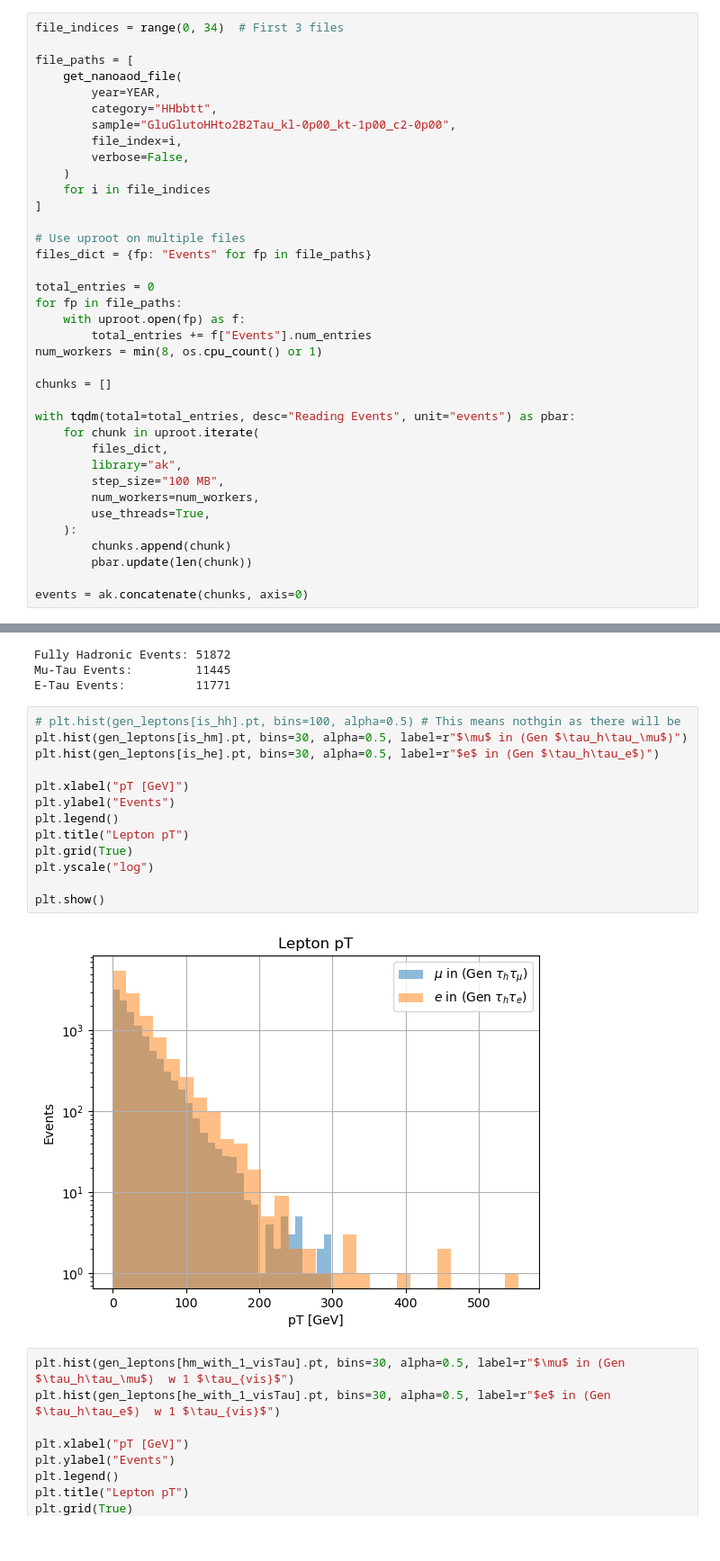
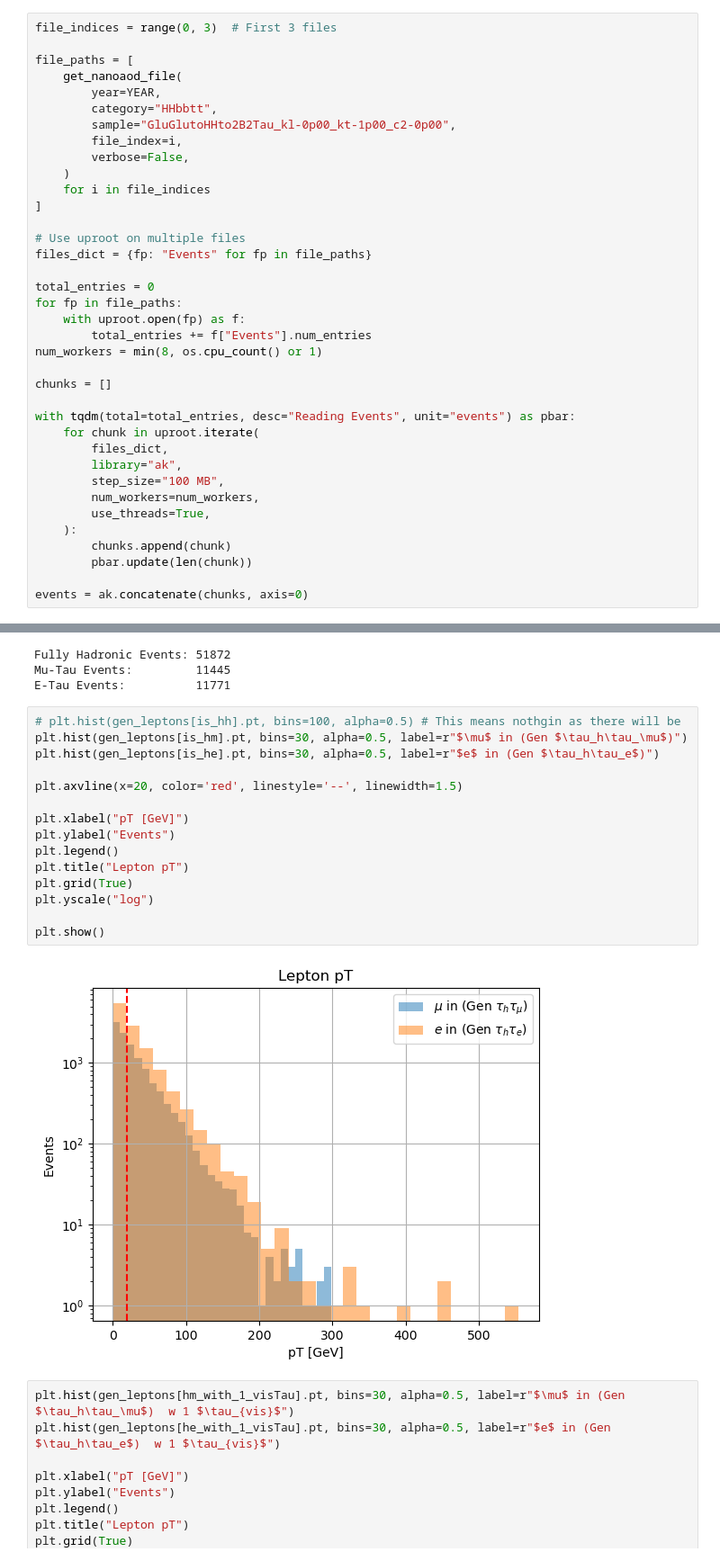
Before and after one commit to ArghyaDas112358/bbtautau, a Jupyter notebook: src/bbtautau/GenPresel/gen.ipynb, the cells around one changed output, grey strips where cells are left out. Shown at 90% size. Saved outputs shown, nothing was run; the diff lists cells and outputs as text.

```diff
--- a/src/bbtautau/GenPresel/gen.ipynb
+++ b/src/bbtautau/GenPresel/gen.ipynb
@@ -164,5 +169,5 @@ files = list_nanoaod_files(
 # %%
-file_indices = range(0, 34)  # First 3 files
+file_indices = range(0, 3)  # First 3 files
 
 file_paths = [
     get_nanoaod_file(
@@ -501,18 +528,20 @@ E-Tau Events:          11771
 # %%
 # plt.hist(gen_leptons[is_hh].pt, bins=100, alpha=0.5) # This means nothgin as there will be
 plt.hist(gen_leptons[is_hm].pt, bins=30, alpha=0.5, label=r"$\mu$ in (Gen $\tau_h\tau_\mu$)")
 plt.hist(gen_leptons[is_he].pt, bins=30, alpha=0.5, label=r"$e$ in (Gen $\tau_h\tau_e$)")
+
+plt.axvline(x=20, color='red', linestyle='--', linewidth=1.5)
 
 plt.xlabel("pT [GeV]")
 plt.ylabel("Events")
 plt.legend()
 plt.title("Lepton pT")
 plt.grid(True)
 plt.yscale("log")
 
 plt.show()
 # %% [output]
-[figure, old version]
+[figure, new version]
 # %%
 plt.hist(gen_leptons[hm_with_1_visTau].pt, bins=30, alpha=0.5, label=r"$\mu$ in (Gen $\tau_h\tau_\mu$)  w 1 $\tau_{vis}$")
 plt.hist(gen_leptons[he_with_1_visTau].pt, bins=30, alpha=0.5, label=r"$e$ in (Gen $\tau_h\tau_e$)  w 1 $\tau_{vis}$")
```
Also changed, not shown: parts of 22 cells of this notebook.
